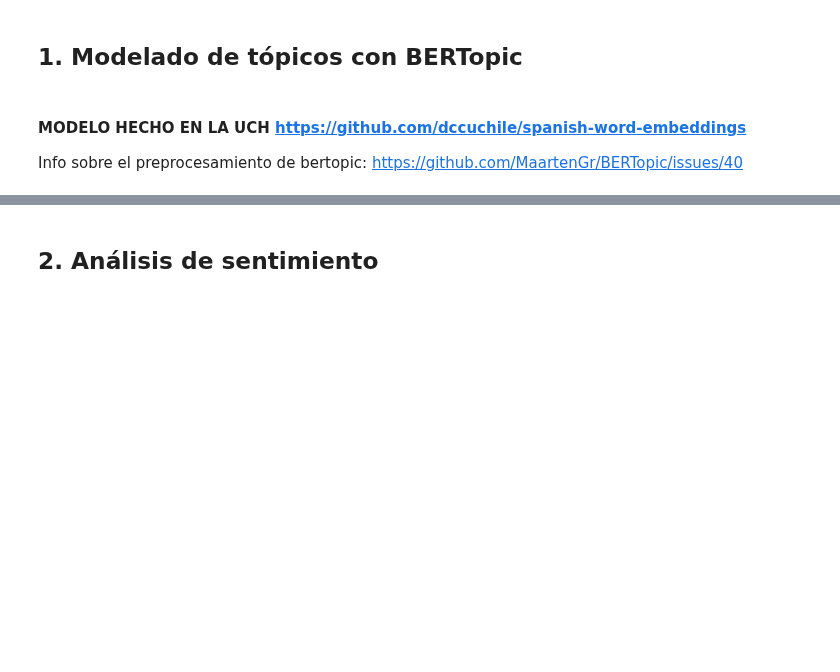
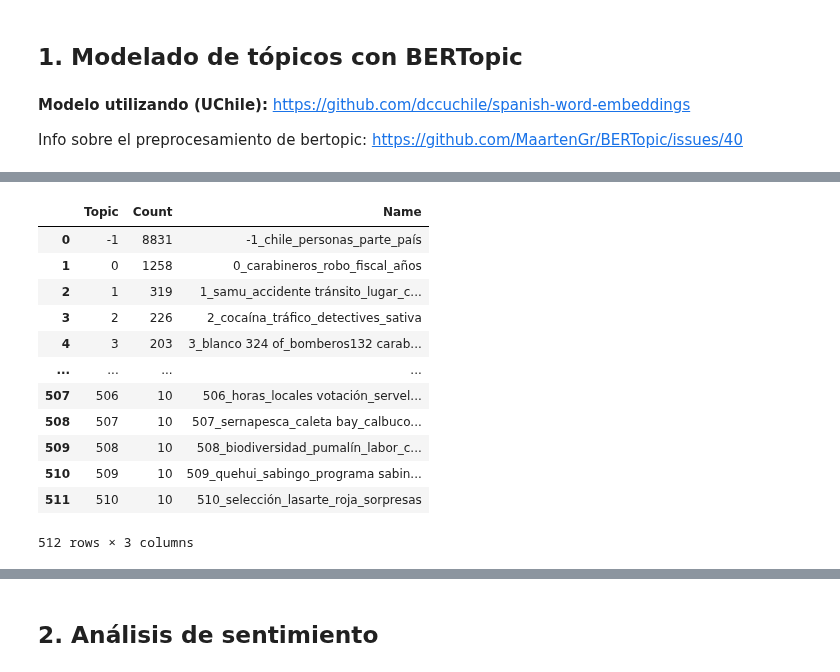
Before and after one commit to recmera/transformers-news-analysis, a Jupyter notebook: LosLagos-case-study.ipynb, the cells around one changed output, grey strips where cells are left out. Cells and saved outputs as stored; diff of their text form; code cells hidden in the pictures; blank space fills up the shorter version.

```diff
--- a/LosLagos-case-study.ipynb
+++ b/LosLagos-case-study.ipynb
@@ -11,5 +11,7 @@ from utils import cluster_by_month
 
 df = pd.read_csv("data/loslagos-comunas.csv")
 df = cluster_by_month(filter_by_media(df))
-#df['tokens'] =  df.content.progress_apply(lambda x: preprocess(str(x)))
+df = df.drop_duplicates(subset='content', keep="first")
+
+#df['tokens'] =  df.content.progress_apply(lambda x: preprocess(str(x))) # Es computacionalmente costoso :(
 df.isna().any()
@@ -25,6 +48,6 @@ from gensim.models import KeyedVectors
 nlp2 = KeyedVectors.load_word2vec_format("data/SBW-vectors-300-min5.bin.gz", binary=True)
 # %% [markdown]
-#### MODELO HECHO EN LA UCH https://github.com/dccuchile/spanish-word-embeddings
+**Modelo utilizando (UChile):** https://github.com/dccuchile/spanish-word-embeddings
 
 Info sobre el preprocesamiento de bertopic: https://github.com/MaartenGr/BERTopic/issues/40
 # %%
@@ -32,12 +55,22 @@ df['topic'] = ""
 docs = df.content.tolist()
 # %%
 vectorizer_model = CountVectorizer(ngram_range=(1, 3), stop_words=None)
+
+umap_model = UMAP(n_neighbors=15, n_components=5,
+                  min_dist=0.0, metric='cosine', random_state=42)
+
+hdbscan_model = HDBSCAN(min_cluster_size=10, metric='euclidean',
+                        cluster_selection_method='eom', prediction_data=True, min_samples=5)
 
 topic_model = BERTopic(language="multilingual",
                        embedding_model=nlp2,
                        vectorizer_model=vectorizer_model,
+                       umap_model=umap_model,
+                       hdbscan_model=hdbscan_model,
                        calculate_probabilities=True,
-                       verbose=True)
+                       verbose=True,
+                       diversity=0.6)
 
 topics, probs = topic_model.fit_transform(docs)
 topic_model.get_topic_info()
+# %% [output]
@@ -43,0 +80,13 @@ topic_model.get_topic_info()
+|  | Topic | Count | Name |
+| 0 | -1 | 8831 | -1_chile_personas_parte_país |
+| 1 | 0 | 1258 | 0_carabineros_robo_fiscal_años |
+| 2 | 1 | 319 | 1_samu_accidente tránsito_lugar_c... |
+| 3 | 2 | 226 | 2_cocaína_tráfico_detectives_sativa |
+| 4 | 3 | 203 | 3_blanco 324 of_bomberos132 carab... |
+| ... | ... | ... | ... |
+| 507 | 506 | 10 | 506_horas_locales votación_servel... |
+| 508 | 507 | 10 | 507_sernapesca_caleta bay_calbuco... |
+| 509 | 508 | 10 | 508_biodiversidad_pumalín_labor_c... |
+| 510 | 509 | 10 | 509_quehui_sabingo_programa sabin... |
+| 511 | 510 | 10 | 510_selección_lasarte_roja_sorpresas |
+512 rows × 3 columns
```
Also changed, not shown: parts of 9 cells of this notebook, 2 other files.
